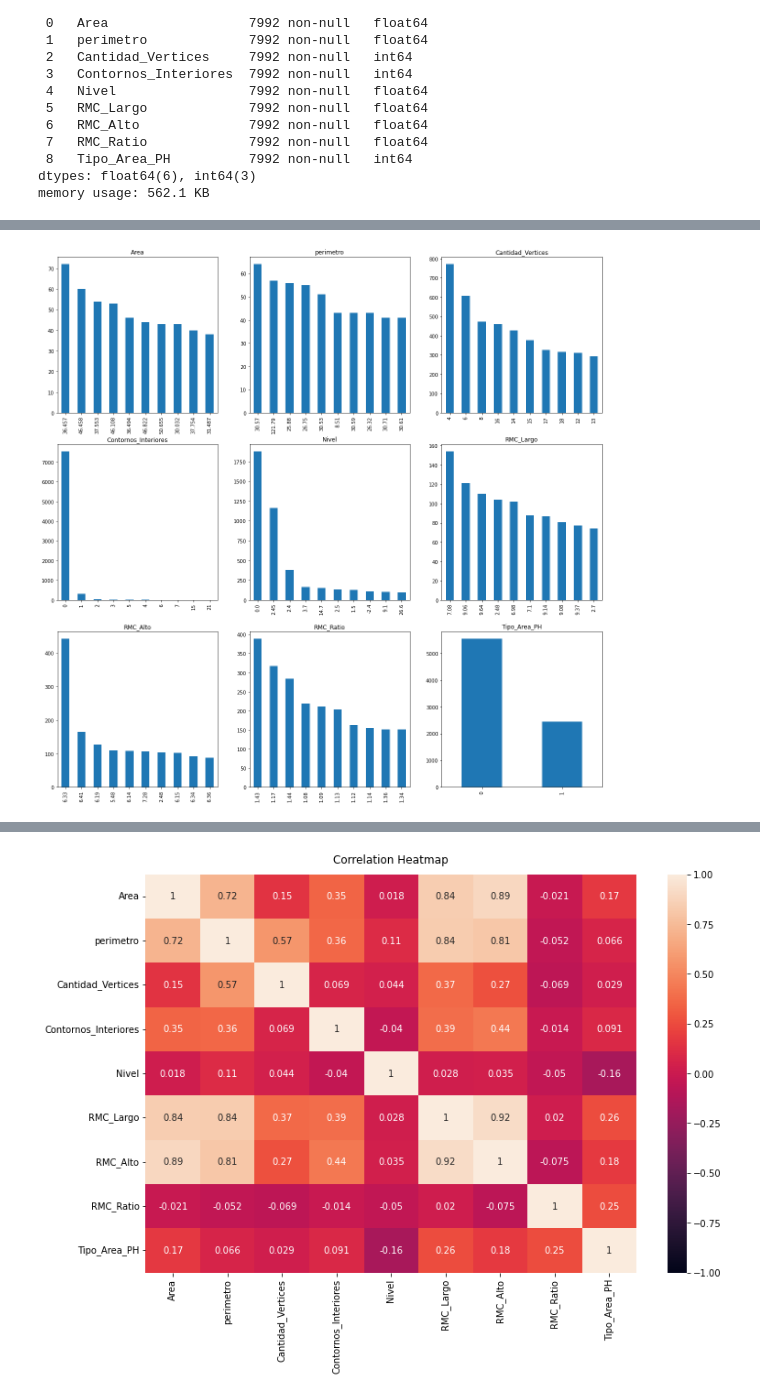
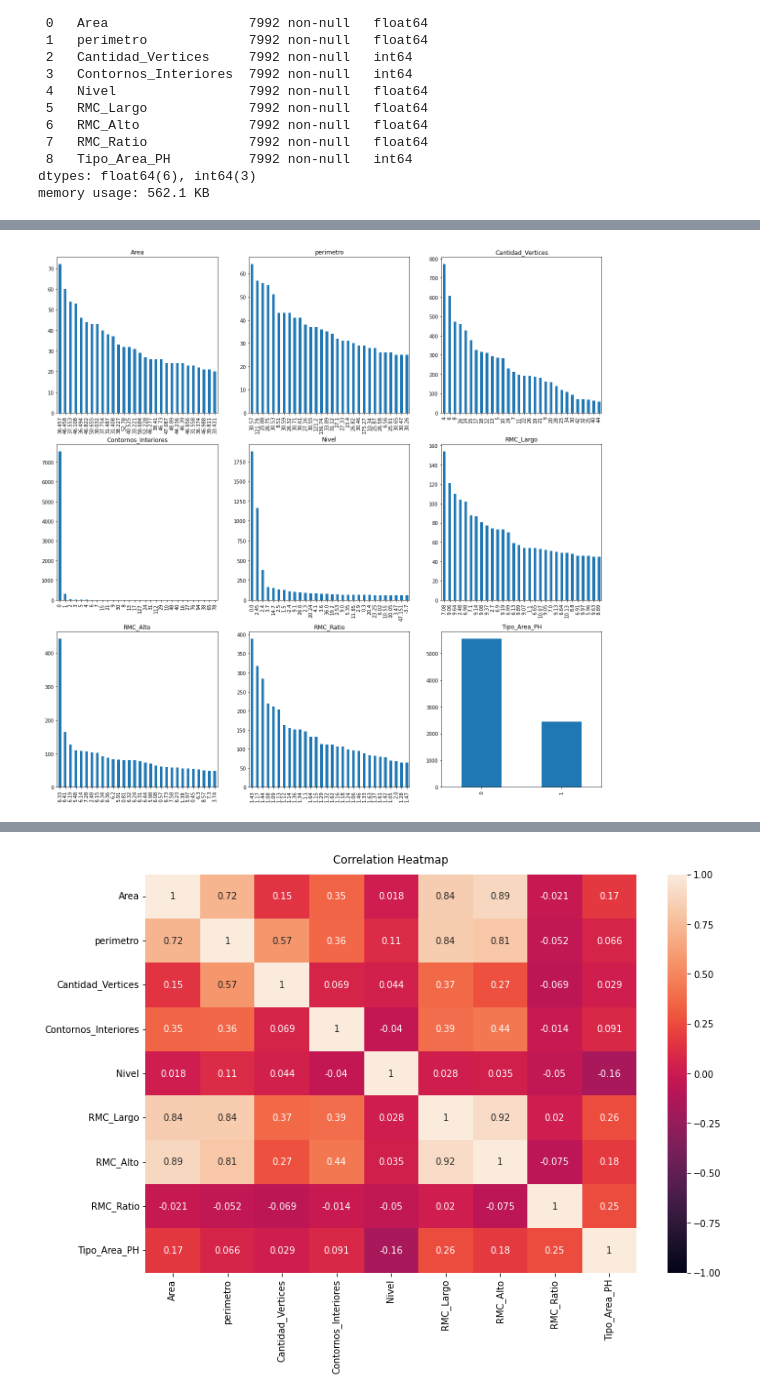
Before and after one commit to german-arq/MIA-Electiva2-ProyectoFinal, a Jupyter notebook: Electiva2-ProyectoFinal.ipynb, the cells around one changed output, grey strips where cells are left out. Saved outputs shown, nothing was run; the diff lists cells and outputs as text; code cells hidden in the pictures.

```diff
--- a/Electiva2-ProyectoFinal.ipynb
+++ b/Electiva2-ProyectoFinal.ipynb
@@ -30,7 +30,8 @@ import seaborn as sns
 import math
 # %%
 # Cargar el dataset
-df = pd.read_csv("s3://electiva2-proyecto-final/Data/spatial_elements_ph.csv", usecols=(lambda x: x != 'Objeto_rvt'))
+# df = pd.read_csv("s3://electiva2-proyecto-final/Data/spatial_elements_ph.csv", usecols=(lambda x: x != 'Objeto_rvt')) # for AWS
+df = pd.read_csv("K:\Google Drive\Maestria en IA-Sergio Arboleda\Semestre II\Electiva II\Proyecto Final\spatial_elements_ph.csv", usecols=(lambda x: x != 'Objeto_rvt')) # for local
 # %%
 df
 # %% [output]
@@ -98,7 +99,7 @@ df.describe()
 # %%
 # Valores mas frecuentes
 fig, ax = plt.subplots(3, 3)
 for ind, feature in enumerate(df.columns):
-    df[feature].value_counts().nlargest(10).plot(ax=ax[math.floor(ind/3), ind%3],kind='bar', figsize=(20, 20), title=feature)
+    df[feature].value_counts().nlargest(30).plot(ax=ax[math.floor(ind/3), ind%3],kind='bar', figsize=(20, 20), title=feature)
 # %% [output]
-[figure, old version]
+[figure, new version]
```
Also changed, not shown: parts of 7 cells of this notebook.
